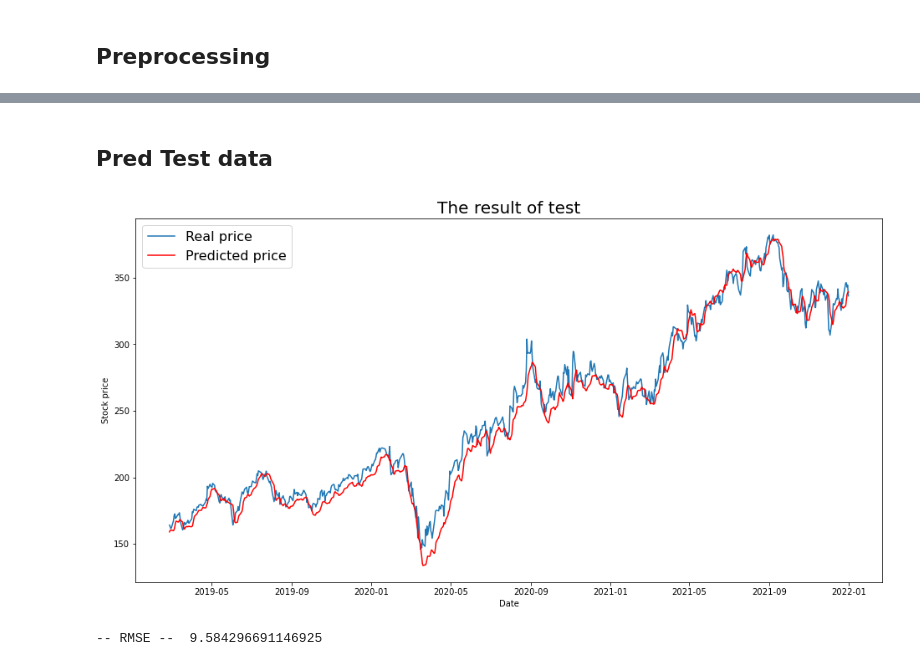
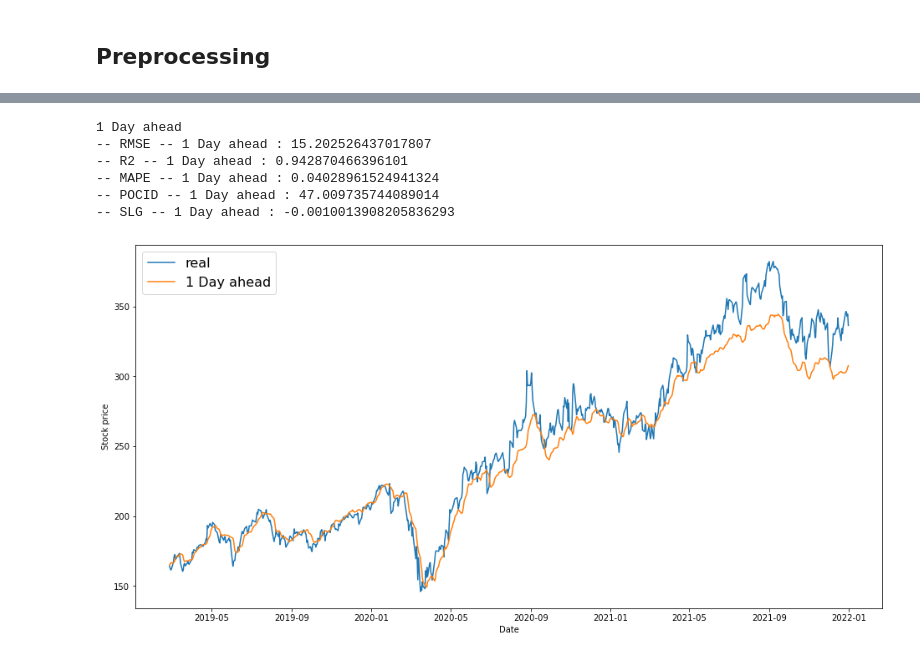
Before and after one commit to delaplaf/StockPricePredictionWithGan, a Jupyter notebook: endToEndGan.ipynb, the cells around one changed output, grey strips where cells are left out. Saved outputs shown, nothing was run; the diff lists cells and outputs as text; code cells hidden in the pictures.

```diff
--- a/endToEndGan.ipynb
+++ b/endToEndGan.ipynb
@@ -83,5 +236,8 @@ Everything saved in  Data\dataPreprocessed
 # %%
-# Load data
+#----------------------    Load Data    -----------------------
+data = pd.read_csv(r'Data\DataFacebook.csv', parse_dates=['date'])
+y_scaler_function = all_preprocessing(data, N_STEPS_IN, N_STEPS_OUT)
+
 path = r'Data\dataPreprocessed'
 X_train = np.load(os.path.join(path, "X_train.npy"), allow_pickle=True)
 y_train = np.load(os.path.join(path, "y_train.npy"), allow_pickle=True)
@@ -89,3 +245,7 @@ X_test = np.load(os.path.join(path, "X_test.npy"), allow_pickle=True)
 y_test = np.load(os.path.join(path, "y_test.npy"), allow_pickle=True)
 yc_train = np.load(os.path.join(path, "yc_train.npy"), allow_pickle=True)
 yc_test = np.load(os.path.join(path, "yc_test.npy"), allow_pickle=True)
+
+input_dim = X_train.shape[1]
+feature_size = X_train.shape[2]
+output_dim = y_train.shape[1]
@@ -154,0 +264,17 @@ Epoch 00097: early stopping
+# %%
+#----------------------    Training    -----------------------
+
+optimizer = tf.keras.optimizers.Adam(LEARNING_RATE)
+
+es = callbacks.EarlyStopping(verbose=1, patience=10)
+save_path = r'Models\trying\gru_best.h5'
+checkpoint = callbacks.ModelCheckpoint(filepath=save_path, save_best_only=True)
+
+callback = [es, checkpoint]
+
+model = simple_gru(input_dim, output_dim, feature_size)
+
+model.compile(optimizer=optimizer, loss='mse')
+history = model.fit(X_train, y_train, epochs=EPOCHS, batch_size=BATCH_SIZE,
+                    validation_data=(X_test, y_test), callbacks=callback,
+                    verbose=2, shuffle=False)
@@ -163,17 +303,21 @@ plot_rmse(history)
-# %% [markdown]
-## Pred Test data
 # %%
+#----------------------    Test    -----------------------
+
+# Load test data & model
 path = r'Data\dataPreprocessed'
-
-# Load index
 test_predict_index = np.load(os.path.join(path,"index_test.npy"), allow_pickle=True)
-
-# Load test dataset/ model
-G_model = models.load_model(r'Models\trying\wgan_gp_best.h5')
 X_test = np.load(os.path.join(path,"X_test.npy"), allow_pickle=True)
 y_test = np.load(os.path.join(path,"y_test.npy"), allow_pickle=True)
+test_model = models.load_model(save_path )
 
-get_test_plot(X_test, y_test, G_model, y_scaler_function, test_predict_index)
+if N_STEPS_OUT > 1:
+    get_test_global_metrics(X_test, y_test, test_model, y_scaler_function)
+plot_test_pred(X_test, y_test, test_model, y_scaler_function, test_predict_index)
 # %% [output]
+1 Day ahead
+-- RMSE -- 1 Day ahead : 15.202526437017807
+-- R2 -- 1 Day ahead : 0.942870466396101
+-- MAPE -- 1 Day ahead : 0.04028961524941324
+-- POCID -- 1 Day ahead : 47.009735744089014
+-- SLG -- 1 Day ahead : -0.0010013908205836293
-[figure, old version]
+[figure, new version]
--- RMSE --  9.584296691146925
```
Also changed, not shown: parts of 31 cells of this notebook, 10 other files.
